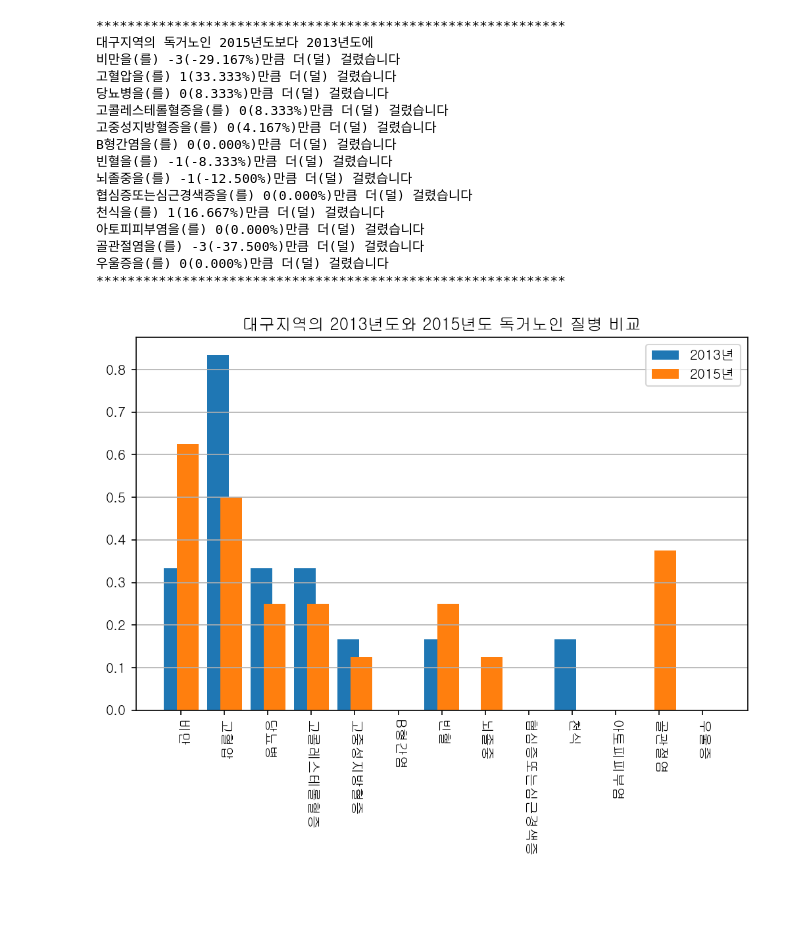
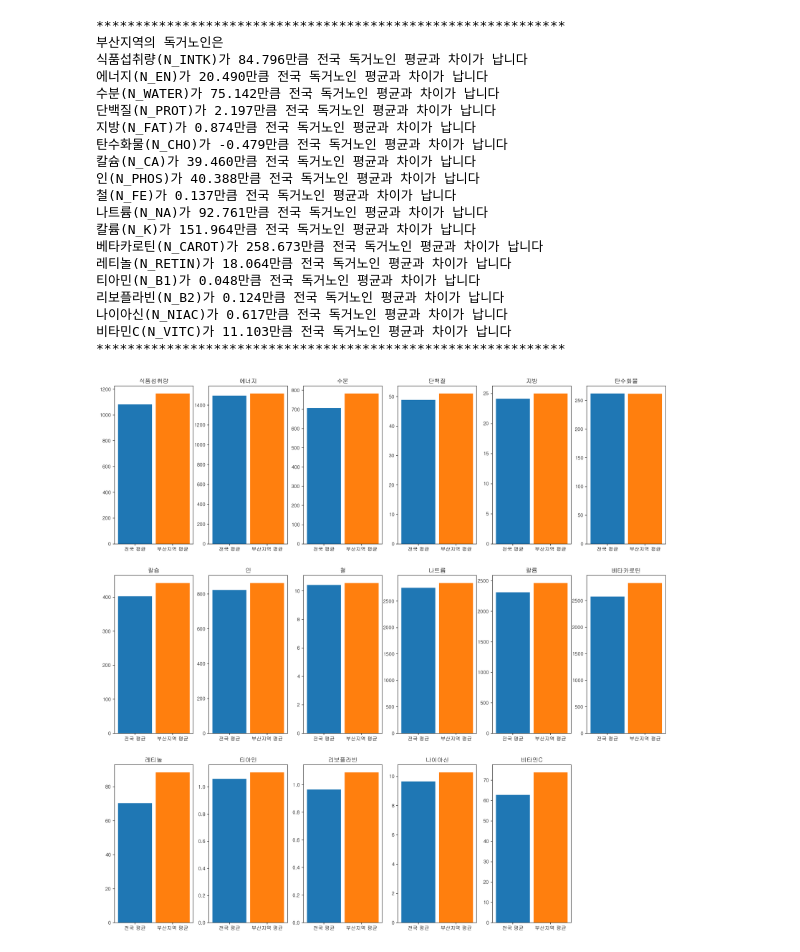
Before and after one commit to amthreeh/healthnutrition, a Jupyter notebook: Heath_Check.ipynb, the cells around one changed output. Saved outputs shown, nothing was run; the diff lists cells and outputs as text; code cells hidden in the pictures; blank space fills up the shorter version.

```diff
--- a/Heath_Check.ipynb
+++ b/Heath_Check.ipynb
@@ -232,22 +348,26 @@ class Heath_Check:
 # %%
-ohs = Heath_Check("D:/WORK/수원대학교/2023수원대학교 데이터과학 경진대회(국민건강영양조사 데이터분석)/data/nationalhealth_2010to2021.csv", "D:/WORK/수원대학교/2023수원대학교 데이터과학 경진대회(국민건강영양조사 데이터분석)/data/nationalhealth_2010to2021.csv")
+ohs = Health_Check("D:/WORK/수원대학교/2023수원대학교 데이터과학 경진대회(국민건강영양조사 데이터분석)/data/nationalhealth_2010to2021.csv", "D:/WORK/수원대학교/2023수원대학교 데이터과학 경진대회(국민건강영양조사 데이터분석)/data/nationalhealth_2010to2021.csv")
-# %%
-ohs.disease_check("대구", "", [2013, 2015])
-# %% [output]
-************************************************************
-대구지역의 독거노인 2015년도보다 2013년도에
-비만을(를) -3(-29.167%)만큼 더(덜) 걸렸습니다
-고혈압을(를) 1(33.333%)만큼 더(덜) 걸렸습니다
-당뇨병을(를) 0(8.333%)만큼 더(덜) 걸렸습니다
-고콜레스테롤혈증을(를) 0(8.333%)만큼 더(덜) 걸렸습니다
-고중성지방혈증을(를) 0(4.167%)만큼 더(덜) 걸렸습니다
-B형간염을(를) 0(0.000%)만큼 더(덜) 걸렸습니다
-빈혈을(를) -1(-8.333%)만큼 더(덜) 걸렸습니다
-뇌졸중을(를) -1(-12.500%)만큼 더(덜) 걸렸습니다
-협심증또는심근경색증을(를) 0(0.000%)만큼 더(덜) 걸렸습니다
-천식을(를) 1(16.667%)만큼 더(덜) 걸렸습니다
-아토피피부염을(를) 0(0.000%)만큼 더(덜) 걸렸습니다
-골관절염을(를) -3(-37.500%)만큼 더(덜) 걸렸습니다
-우울증을(를) 0(0.000%)만큼 더(덜) 걸렸습니다
-************************************************************
-[figure, removed]
+# %%
+ohs.nu_check("부산")
+# %% [output]
+************************************************************
+부산지역의 독거노인은
+식품섭취량(N_INTK)가 84.796만큼 전국 독거노인 평균과 차이가 납니다
+에너지(N_EN)가 20.490만큼 전국 독거노인 평균과 차이가 납니다
+수분(N_WATER)가 75.142만큼 전국 독거노인 평균과 차이가 납니다
+단백질(N_PROT)가 2.197만큼 전국 독거노인 평균과 차이가 납니다
+지방(N_FAT)가 0.874만큼 전국 독거노인 평균과 차이가 납니다
+탄수화물(N_CHO)가 -0.479만큼 전국 독거노인 평균과 차이가 납니다
+칼슘(N_CA)가 39.460만큼 전국 독거노인 평균과 차이가 납니다
+인(N_PHOS)가 40.388만큼 전국 독거노인 평균과 차이가 납니다
+철(N_FE)가 0.137만큼 전국 독거노인 평균과 차이가 납니다
+나트륨(N_NA)가 92.761만큼 전국 독거노인 평균과 차이가 납니다
+칼륨(N_K)가 151.964만큼 전국 독거노인 평균과 차이가 납니다
+베타카로틴(N_CAROT)가 258.673만큼 전국 독거노인 평균과 차이가 납니다
+레티놀(N_RETIN)가 18.064만큼 전국 독거노인 평균과 차이가 납니다
+티아민(N_B1)가 0.048만큼 전국 독거노인 평균과 차이가 납니다
+리보플라빈(N_B2)가 0.124만큼 전국 독거노인 평균과 차이가 납니다
+나이아신(N_NIAC)가 0.617만큼 전국 독거노인 평균과 차이가 납니다
+비타민C(N_VITC)가 11.103만큼 전국 독거노인 평균과 차이가 납니다
+************************************************************
+[figure, added]
```
Also changed, not shown: parts of 2 cells of this notebook.
